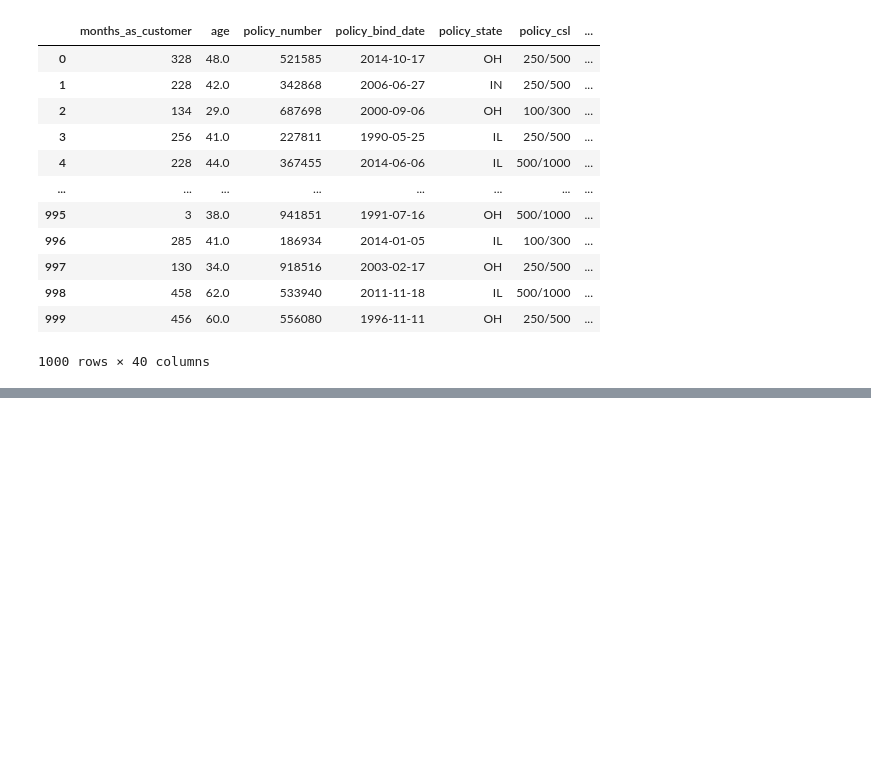
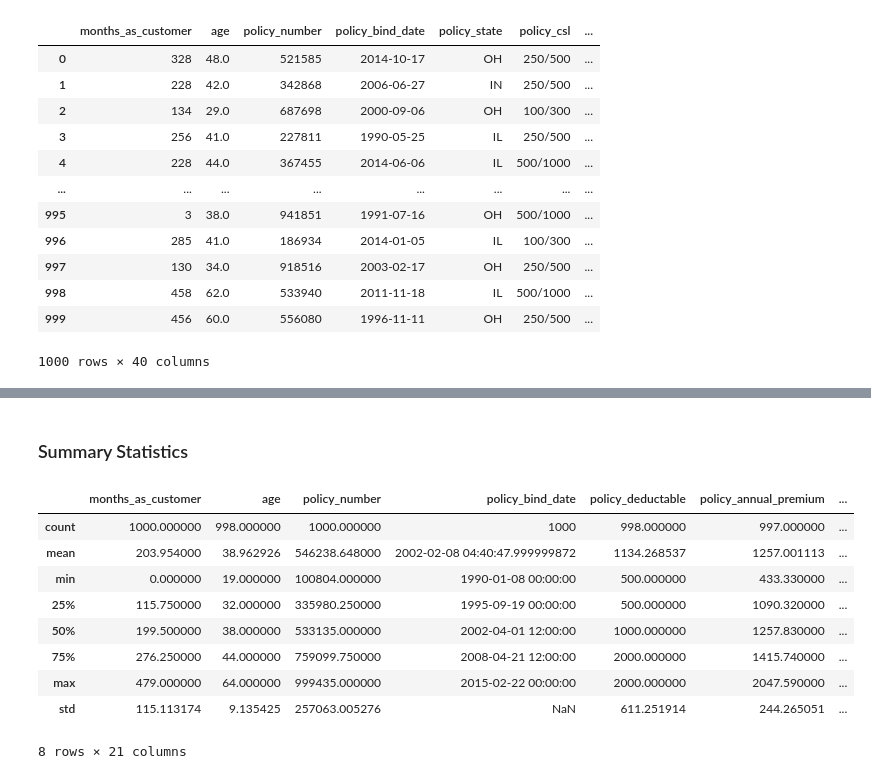
Before and after one commit to Lindelani82/Insurance-Claim-Detection-project, a Jupyter notebook: Untitled-1.ipynb, the cells around one changed output, grey strips where cells are left out. Cells and saved outputs as stored; diff of their text form; code cells hidden in the pictures; blank space fills up the shorter version.

```diff
--- a/Untitled-1.ipynb
+++ b/Untitled-1.ipynb
@@ -30,0 +82,15 @@ data
+# %% [markdown]
+### Summary Statistics
+# %%
+new_data.describe()
+# %% [output]
+|  | months_as_customer | age | policy_number | policy_bind_date | policy_deductable | policy_annual_premium | ... |
+| count | 1000.000000 | 998.000000 | 1000.000000 | 1000 | 998.000000 | 997.000000 | ... |
+| mean | 203.954000 | 38.962926 | 546238.648000 | 2002-02-08 04:40:47.999999872 | 1134.268537 | 1257.001113 | ... |
+| min | 0.000000 | 19.000000 | 100804.000000 | 1990-01-08 00:00:00 | 500.000000 | 433.330000 | ... |
+| 25% | 115.750000 | 32.000000 | 335980.250000 | 1995-09-19 00:00:00 | 500.000000 | 1090.320000 | ... |
+| 50% | 199.500000 | 38.000000 | 533135.000000 | 2002-04-01 12:00:00 | 1000.000000 | 1257.830000 | ... |
+| 75% | 276.250000 | 44.000000 | 759099.750000 | 2008-04-21 12:00:00 | 2000.000000 | 1415.740000 | ... |
+| max | 479.000000 | 64.000000 | 999435.000000 | 2015-02-22 00:00:00 | 2000.000000 | 2047.590000 | ... |
+| std | 115.113174 | 9.135425 | 257063.005276 | NaN | 611.251914 | 244.265051 | ... |
+8 rows × 21 columns
```
Also changed, not shown: parts of 14 cells of this notebook, 1 other file.
